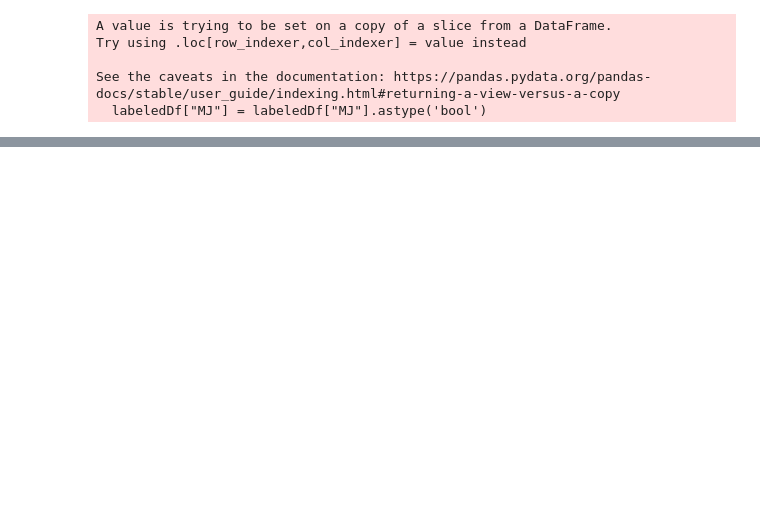
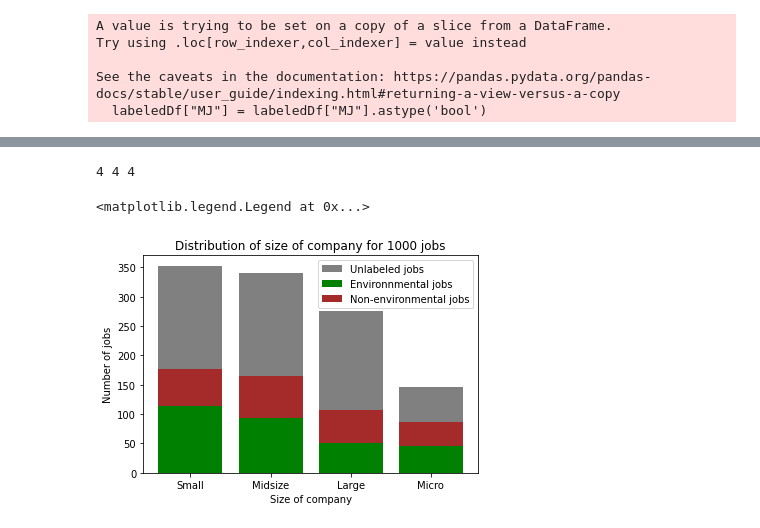
Before and after one commit to emilysharata/Thesis, a Jupyter notebook: Df merging & visualization.ipynb, the cells around one changed output, grey strips where cells are left out. Drawn from its saved outputs; the diff is of its cells as text; code cells hidden in the pictures; blank space fills up the shorter version.

```diff
--- a/Df merging & visualization.ipynb
+++ b/Df merging & visualization.ipynb
@@ -363,0 +342,17 @@ Name: CANTON, dtype: int64
+# %%
+values = mergedDf["COMPANY_SIZE"].value_counts()
+valuesGreen = mergedDf[mergedDf["MJ"] == True]["COMPANY_SIZE"].value_counts()
+valuesNotGreen = mergedDf[mergedDf["MJ"] == False]["COMPANY_SIZE"].value_counts()
+print(len(values), len(valuesGreen), len(valuesNotGreen))
+plt.bar(values.index, values, color='grey', label="Unlabeled jobs")
+plt.bar(valuesGreen.index, valuesGreen, color='green', label="Environnmental jobs")
+plt.bar(valuesNotGreen.index, valuesNotGreen, bottom=valuesGreen[valuesNotGreen.index], color="brown", label="Non-environmental jobs")
+plt.xlabel("Size of company")
+plt.ylabel("Number of jobs")
+plt.title("Distribution of size of company for 1000 jobs")
+plt.savefig("Plots/CompanySize.pdf")
+plt.legend()
+# %% [output]
+4 4 4
+<matplotlib.legend.Legend at 0x...>
+[figure, added]
```
Also changed, not shown: parts of 57 cells of this notebook, 6 other files.
